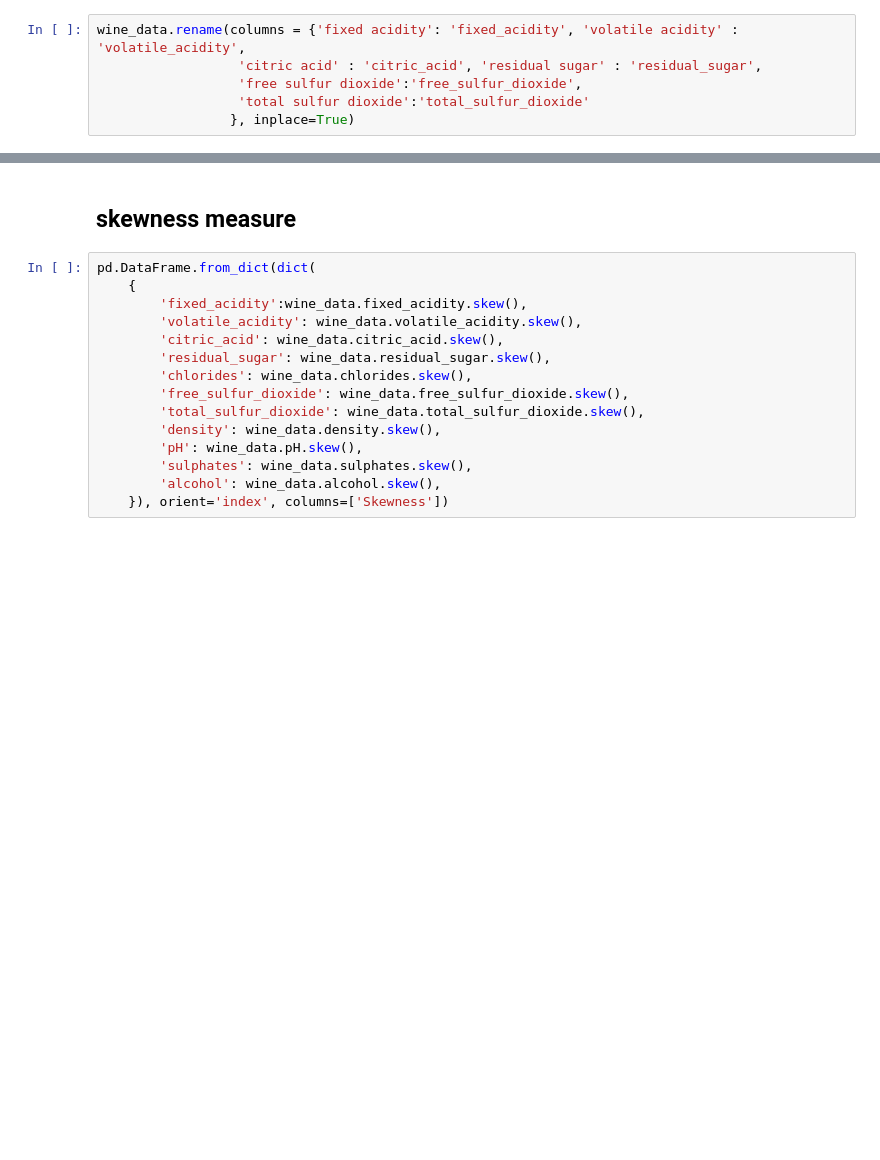
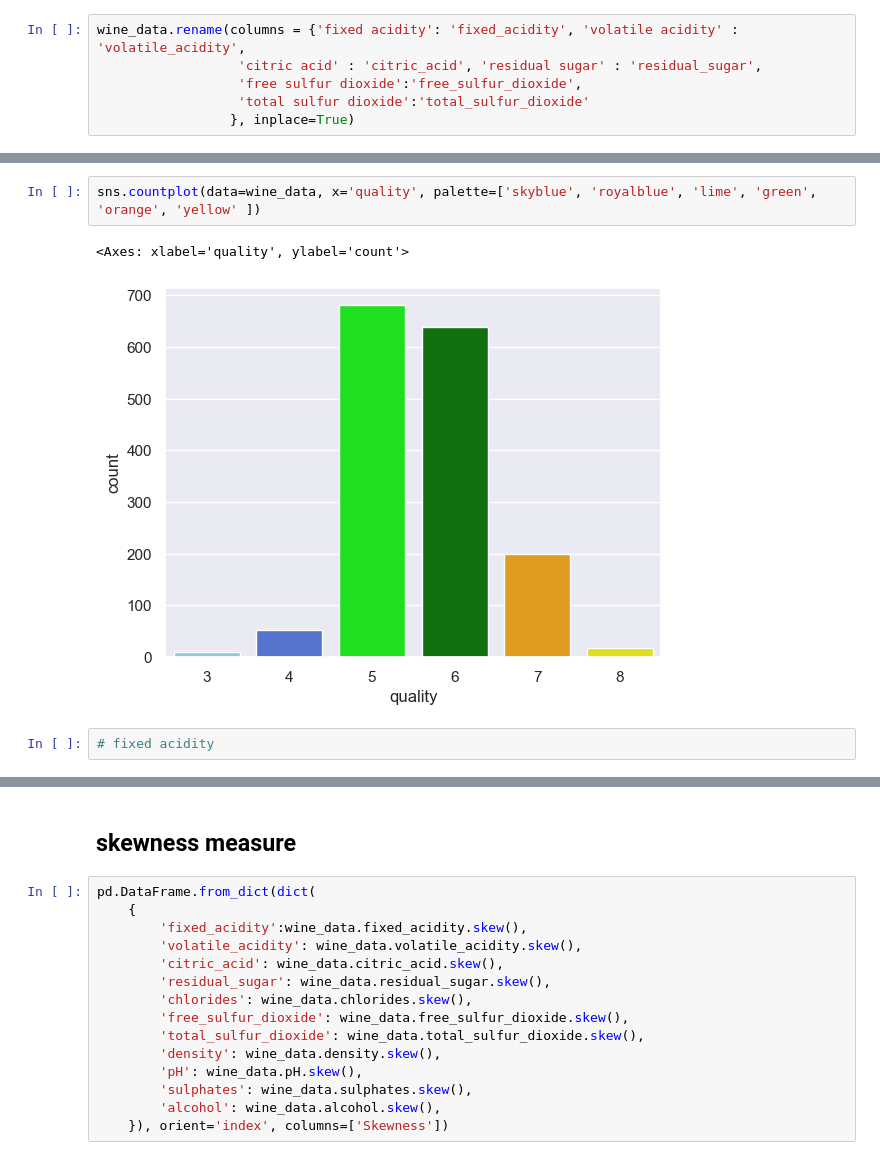
Before and after one commit to ajeetth/ML_models, a Jupyter notebook: Wine_Quality_Prediction/Wine_quality_prediction.ipynb, the cells around one changed output, grey strips where cells are left out. Cells and saved outputs as stored; diff of their text form; blank space fills up the shorter version.

```diff
--- a/Wine_Quality_Prediction/Wine_quality_prediction.ipynb
+++ b/Wine_Quality_Prediction/Wine_quality_prediction.ipynb
@@ -139,0 +128,7 @@ Index(['fixed_acidity', 'volatile_acidity', 'citric_acid', 'residual_sugar',
+# %%
+sns.countplot(data=wine_data, x='quality', palette=['skyblue', 'royalblue', 'lime', 'green', 'orange', 'yellow' ])
+# %% [output]
+<Axes: xlabel='quality', ylabel='count'>
+[figure, added]
+# %%
+# fixed acidity
```
Also changed, not shown: parts of 38 cells of this notebook.
